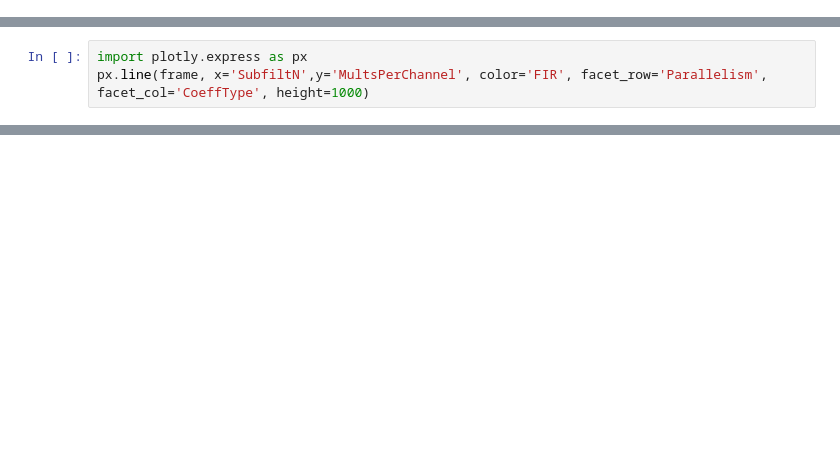
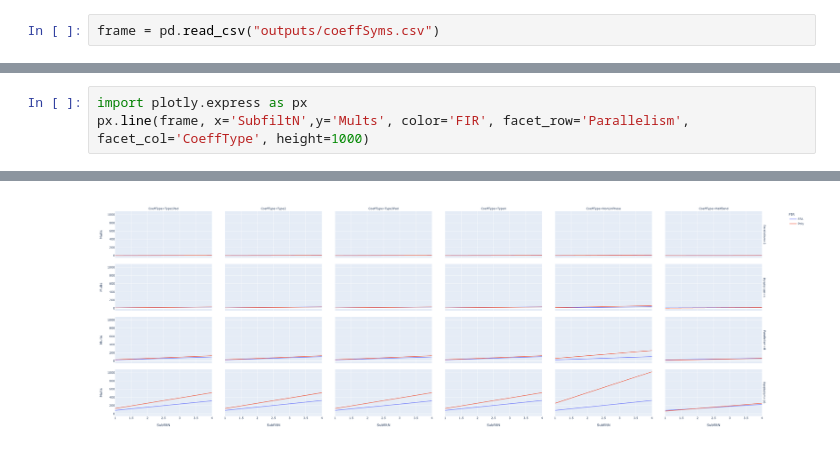
Before and after one commit to cramsay/conifer, a Jupyter notebook: analysis/CoefficientSymbolicTests.ipynb, the cells around one changed output, grey strips where cells are left out. Saved outputs shown, nothing was run; the diff lists cells and outputs as text; blank space fills up the shorter version.

```diff
--- a/analysis/CoefficientSymbolicTests.ipynb
+++ b/analysis/CoefficientSymbolicTests.ipynb
@@ -116,0 +197,2 @@ frame.to_csv('outputs/coeffSyms.csv', index = False, header=True)
+# %%
+frame = pd.read_csv("outputs/coeffSyms.csv")
@@ -117,4 +220,4 @@ frame.to_csv('outputs/coeffSyms.csv', index = False, header=True)
 # %%
 import plotly.express as px
-px.line(frame, x='SubfiltN',y='MultsPerChannel', color='FIR', facet_row='Parallelism', facet_col='CoeffType', height=1000)
+px.line(frame, x='SubfiltN',y='Mults', color='FIR', facet_row='Parallelism', facet_col='CoeffType', height=1000)
 # %% [output]
@@ -122,0 +224 @@ px.line(frame, x='SubfiltN',y='MultsPerChannel', color='FIR', facet_row='Paralle
+[figure, added]
```
Also changed, not shown: parts of 9 cells of this notebook, 3 other files.
